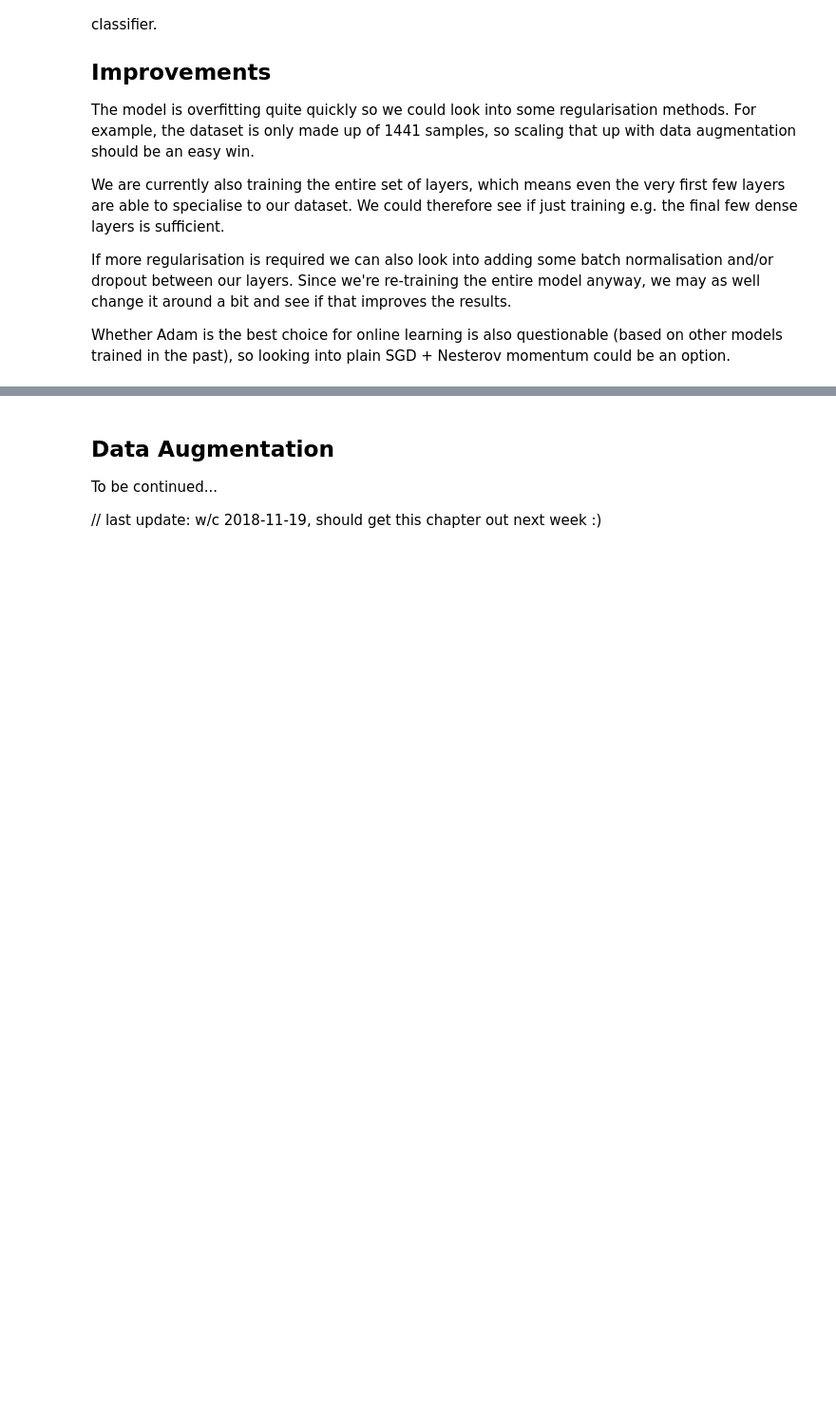
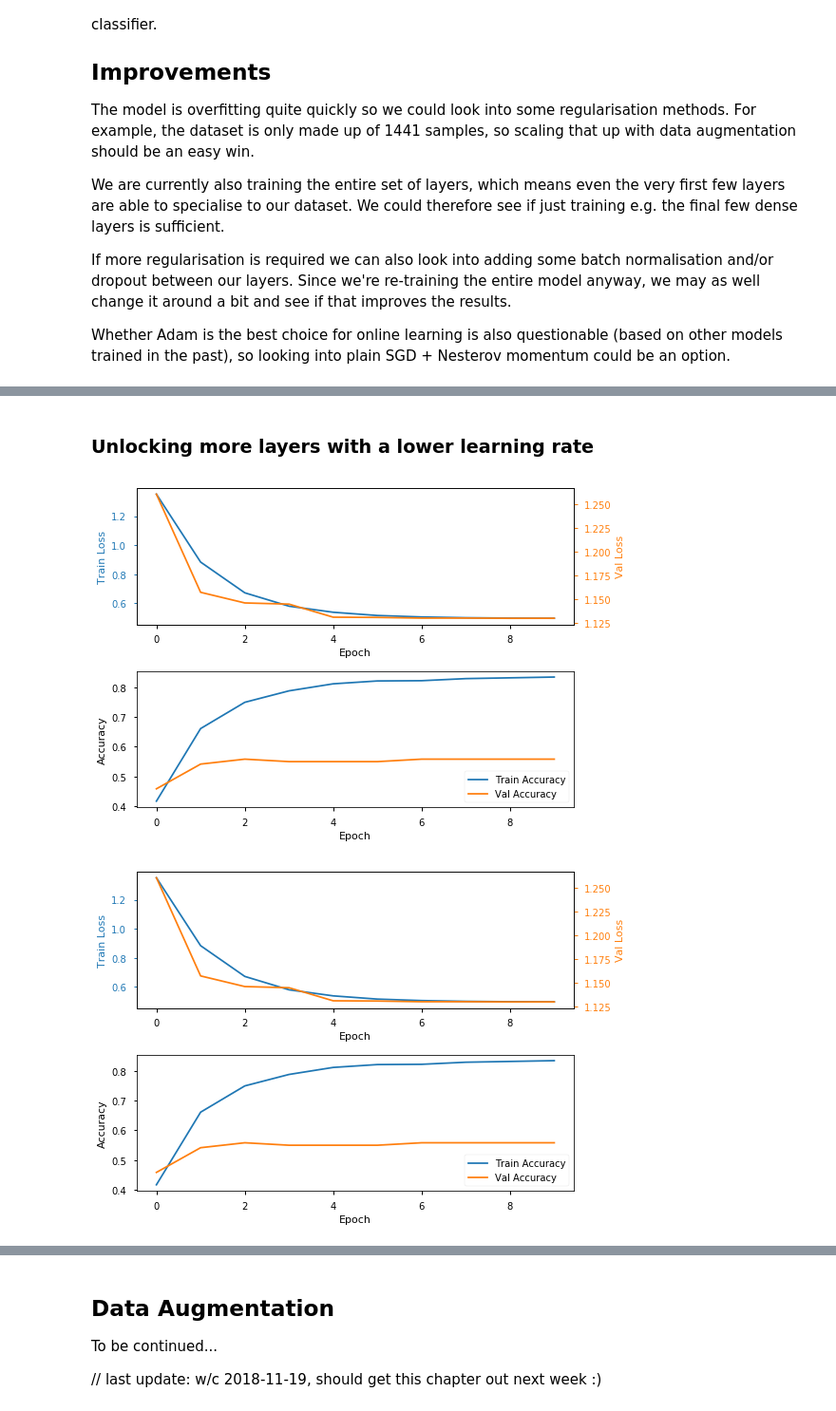
Before and after one commit to SNeugber/vgg-emotion-classifier, a Jupyter notebook: experiments/Transfer Learning on pretrained VGGish model for emotion classification.ipynb, the cells around one changed output, grey strips where cells are left out. Shown at 95% size. Saved outputs shown, nothing was run; the diff lists cells and outputs as text; code cells hidden in the pictures; blank space fills up the shorter version.

```diff
--- a/experiments/Transfer Learning on pretrained VGGish model for emotion classification.ipynb
+++ b/experiments/Transfer Learning on pretrained VGGish model for emotion classification.ipynb
@@ -771,0 +1044,80 @@ Whether Adam is the best choice for online learning is also questionable (based
+# %% [markdown]
+### Unlocking more layers with a lower learning rate
+# %%
+import math
+import keras.backend as K
+
+model = get_vggish_keras_timedistributed(dropout_between_dense = 0)
+model.load_weights('../pretrained_models/vgg_model.h5')
+x = CuDNNLSTM(127)(model.layers[-1].output)
+x = Dense(NUM_CLASSES, activation='softmax', name='out')(x)
+model = Model(inputs=model.input, outputs=[x])
+
+for layer in model.layers[:-5]:
+    layer.trainable = False
+
+optimizer = Adam(lr=vggish_params.LEARNING_RATE, epsilon=vggish_params.ADAM_EPSILON)
+metrics = [categorical_accuracy]
+model.compile(optimizer=optimizer, loss='categorical_crossentropy', metrics=metrics)
+
+callbacks = [
+    get_model_checkpointer(),
+    PlotTrainProgress()
+]
+
+callbacks = [] if callbacks is None else callbacks
+
+for callback in callbacks:
+    callback.set_model(model)
+    callback.on_train_begin()
+
+for epoch in range(10):
+
+    for callback in callbacks:
+        callback.on_epoch_begin(epoch)
+
+    train_loss, train_acc = train_epoch(model, x_train, y_train)
+    val_loss, val_acc = validate_epoch(model, x_val, y_val, class_weights)
+
+    for callback in callbacks:
+        callback.on_epoch_end(epoch, logs={
+            "loss": train_loss,
+            "val_loss": val_loss,
+            "categorical_accuracy": train_acc,
+            "val_categorical_accuracy": val_acc
+        })
+
+#     if epoch == 2:
+#         for layer in model.layers[-7:]:
+#             layer.trainable = True
+#         optimizer = Adam(lr=eval(model.optimizer.lr) / 2, epsilon=vggish_params.ADAM_EPSILON)
+#         model.compile(optimizer=optimizer, loss='categorical_crossentropy', metrics=metrics)
+
+    K.set_value(model.optimizer.lr, K.get_value(model.optimizer.lr) / 2)
+
+#     if epoch == 4:
+
+# #         for layer in model.layers:
+# #             layer.trainable = True
+
+#         optimizer = Adam(lr=eval(model.optimizer.lr) / 10, epsilon=vggish_params.ADAM_EPSILON)
+#         model.compile(optimizer=optimizer, loss='categorical_crossentropy', metrics=metrics)
+
+#     if epoch == 3:
+
+#         optimizer = Adam(lr=eval(model.optimizer.lr) / 10, epsilon=vggish_params.ADAM_EPSILON)
+#         model.compile(optimizer=optimizer, loss='categorical_crossentropy', metrics=metrics)
+
+for callback in callbacks:
+    callback.on_train_end()
+
+for callback in callbacks:
+    if isinstance(callback, ModelCheckpoint):
+        model = load_best_weights(model, callback)
+        break
+
+
+results = test(model = model, x_test = x_test, y_test = y_test, class_weights = class_weights)
+# %% [output]
+[figure, added]
+[figure, added]
```
Also changed, not shown: parts of 28 cells of this notebook.
